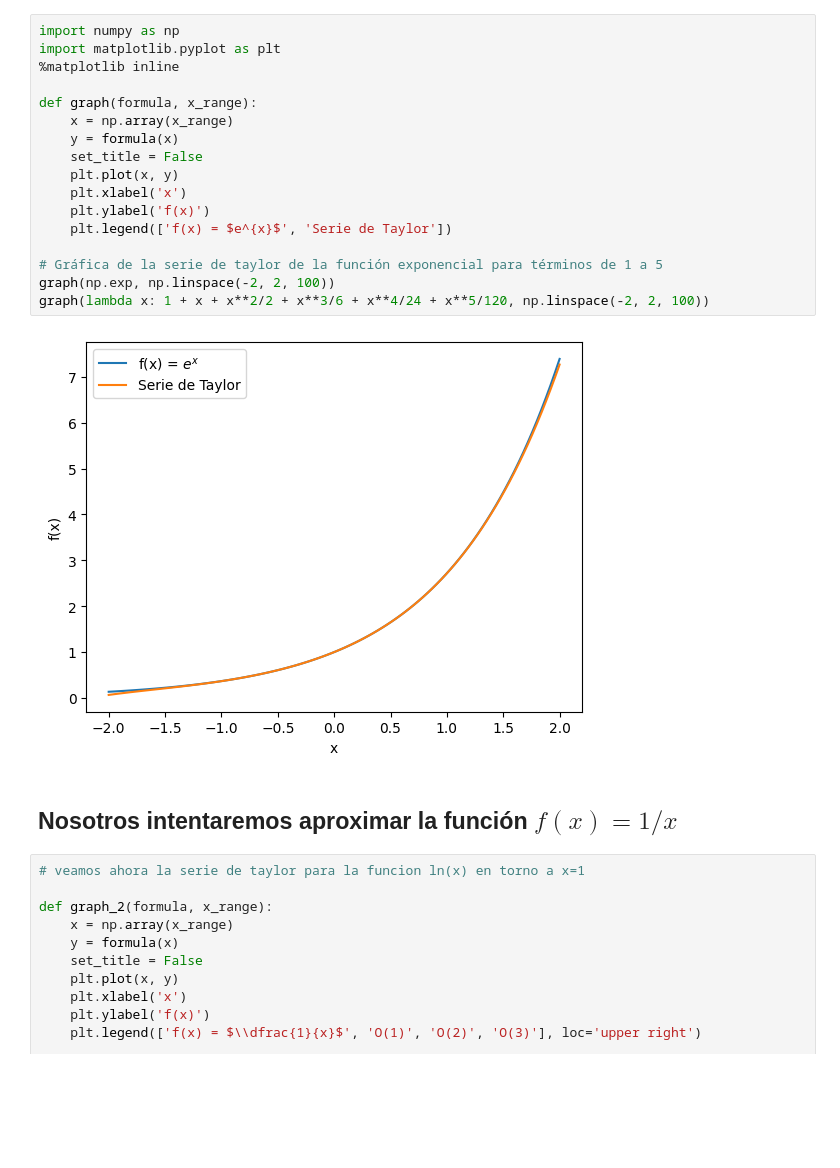
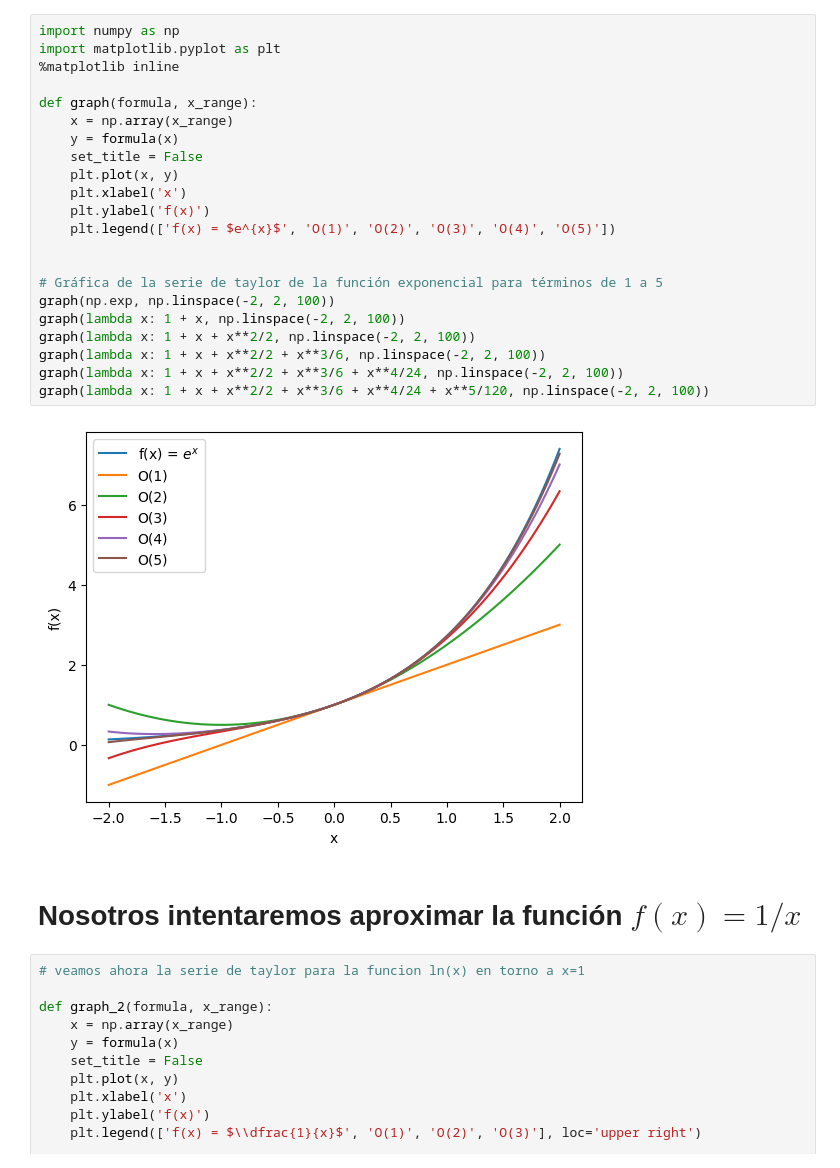
Before and after one commit to JsebastianUVPRQ/classical_trajectory, a Jupyter notebook: Semana_25_agosto/Taylor_newton_reporte_tarea.ipynb, the cells around one changed output. Drawn from its saved outputs; the diff is of its cells as text; blank space fills up the shorter version.

```diff
--- a/Semana_25_agosto/Taylor_newton_reporte_tarea.ipynb
+++ b/Semana_25_agosto/Taylor_newton_reporte_tarea.ipynb
@@ -3,24 +12,29 @@
 # %%
 import numpy as np
 import matplotlib.pyplot as plt
 %matplotlib inline
 
 def graph(formula, x_range):
     x = np.array(x_range)
     y = formula(x)
     set_title = False
     plt.plot(x, y)
     plt.xlabel('x')
     plt.ylabel('f(x)')
-    plt.legend(['f(x) = $e^{x}$', 'Serie de Taylor'])
+    plt.legend(['f(x) = $e^{x}$', 'O(1)', 'O(2)', 'O(3)', 'O(4)', 'O(5)'])
+
 
 # Gráfica de la serie de taylor de la función exponencial para términos de 1 a 5
 graph(np.exp, np.linspace(-2, 2, 100))
+graph(lambda x: 1 + x, np.linspace(-2, 2, 100))
+graph(lambda x: 1 + x + x**2/2, np.linspace(-2, 2, 100))
+graph(lambda x: 1 + x + x**2/2 + x**3/6, np.linspace(-2, 2, 100))
+graph(lambda x: 1 + x + x**2/2 + x**3/6 + x**4/24, np.linspace(-2, 2, 100))
 graph(lambda x: 1 + x + x**2/2 + x**3/6 + x**4/24 + x**5/120, np.linspace(-2, 2, 100))
 # %% [output]
-[figure, old version]
+[figure, new version]
 # %% [markdown]
-## Nosotros intentaremos aproximar la función $f(x) = 1/x$
+# Nosotros intentaremos aproximar la función $f(x) = 1/x$
 # %%
 # veamos ahora la serie de taylor para la funcion ln(x) en torno a x=1
 
```
Also changed, not shown: parts of 4 cells of this notebook, 2 other files.
